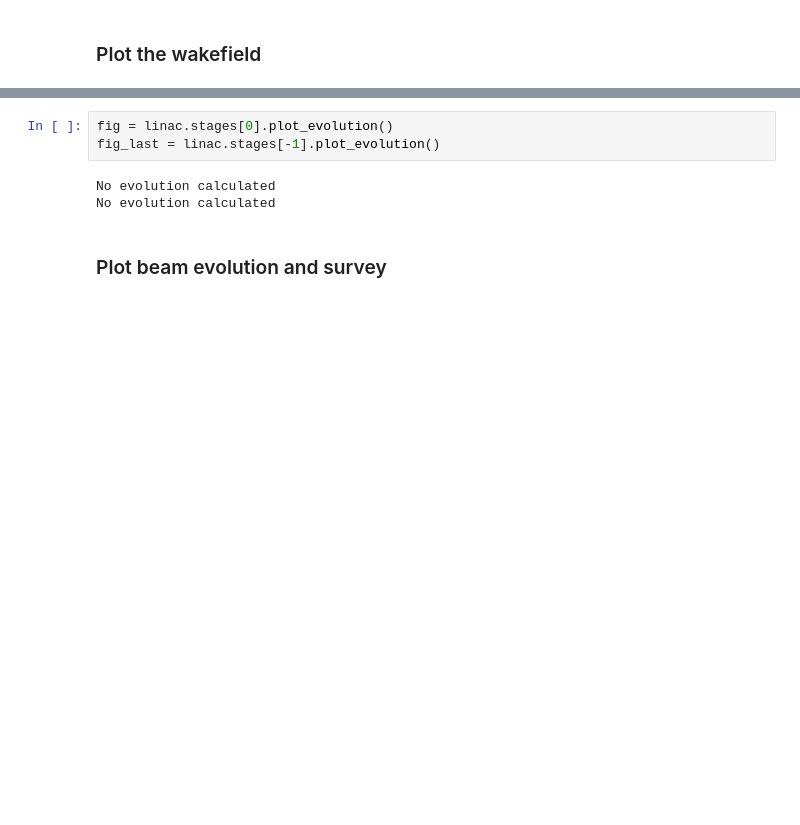
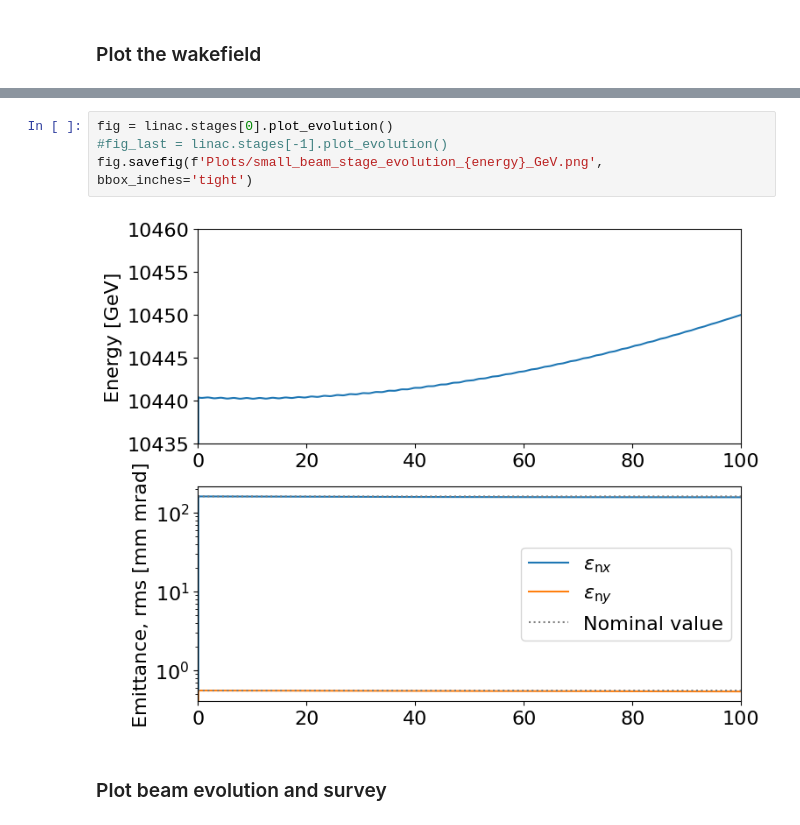
Before and after one commit to Knallvik/Master, a Jupyter notebook: ABEL_scripts/linac_example.ipynb, the cells around one changed output, grey strips where cells are left out. Cells and saved outputs as stored; diff of their text form; blank space fills up the shorter version.

```diff
--- a/ABEL_scripts/linac_example.ipynb
+++ b/ABEL_scripts/linac_example.ipynb
@@ -196,9 +194,9 @@ wake0.savefig(f'Plots/New_Params/wake_0_new_params_RR_{stage.enable_radiation_re
 # %%
 fig = linac.stages[0].plot_evolution()
-fig_last = linac.stages[-1].plot_evolution()
+#fig_last = linac.stages[-1].plot_evolution()
+fig.savefig(f'Plots/small_beam_stage_evolution_{energy}_GeV.png', bbox_inches='tight')
 # %% [output]
-No evolution calculated
-No evolution calculated
+[figure, added]
 # %% [markdown]
 ### Plot beam evolution and survey
 # %%
```
Also changed, not shown: parts of 9 cells of this notebook, 3 other files.
